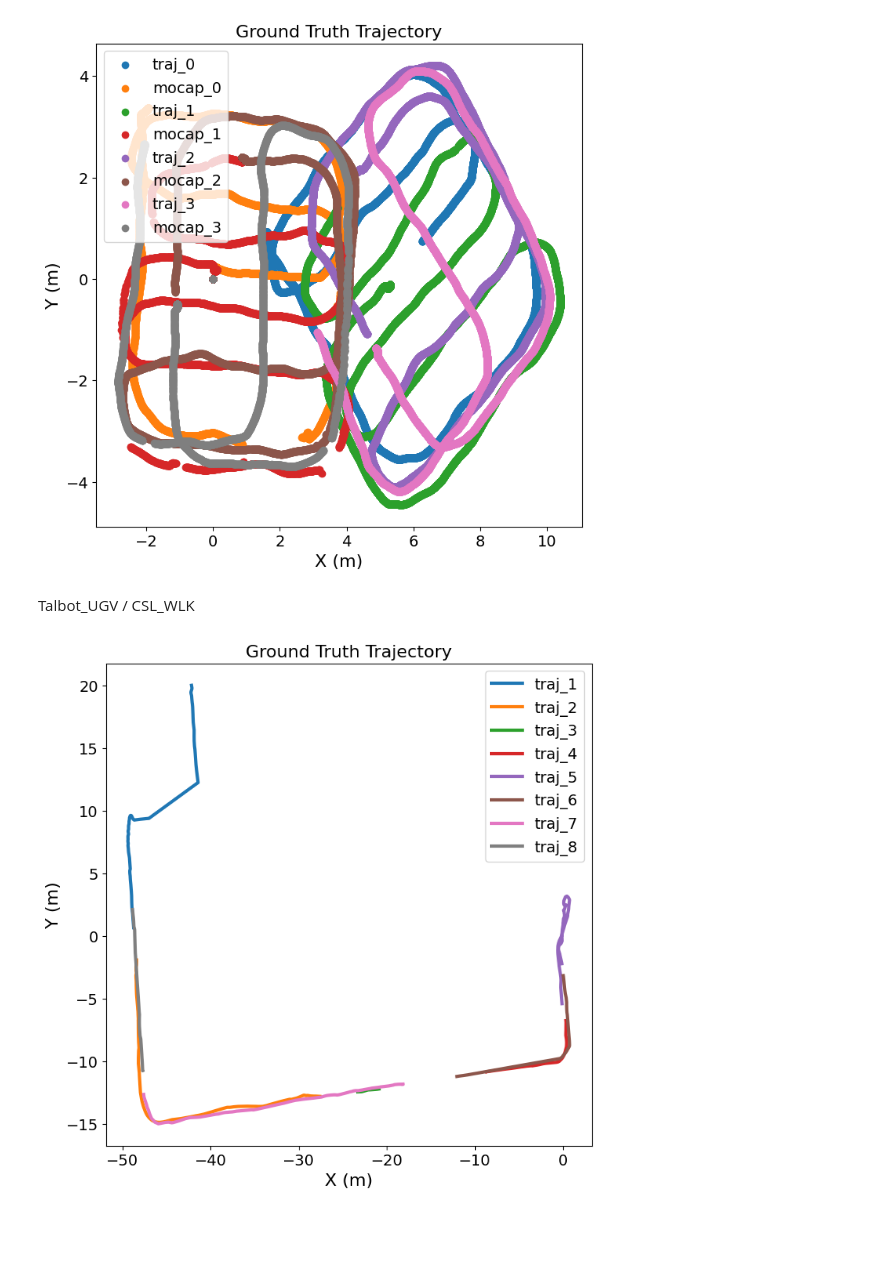
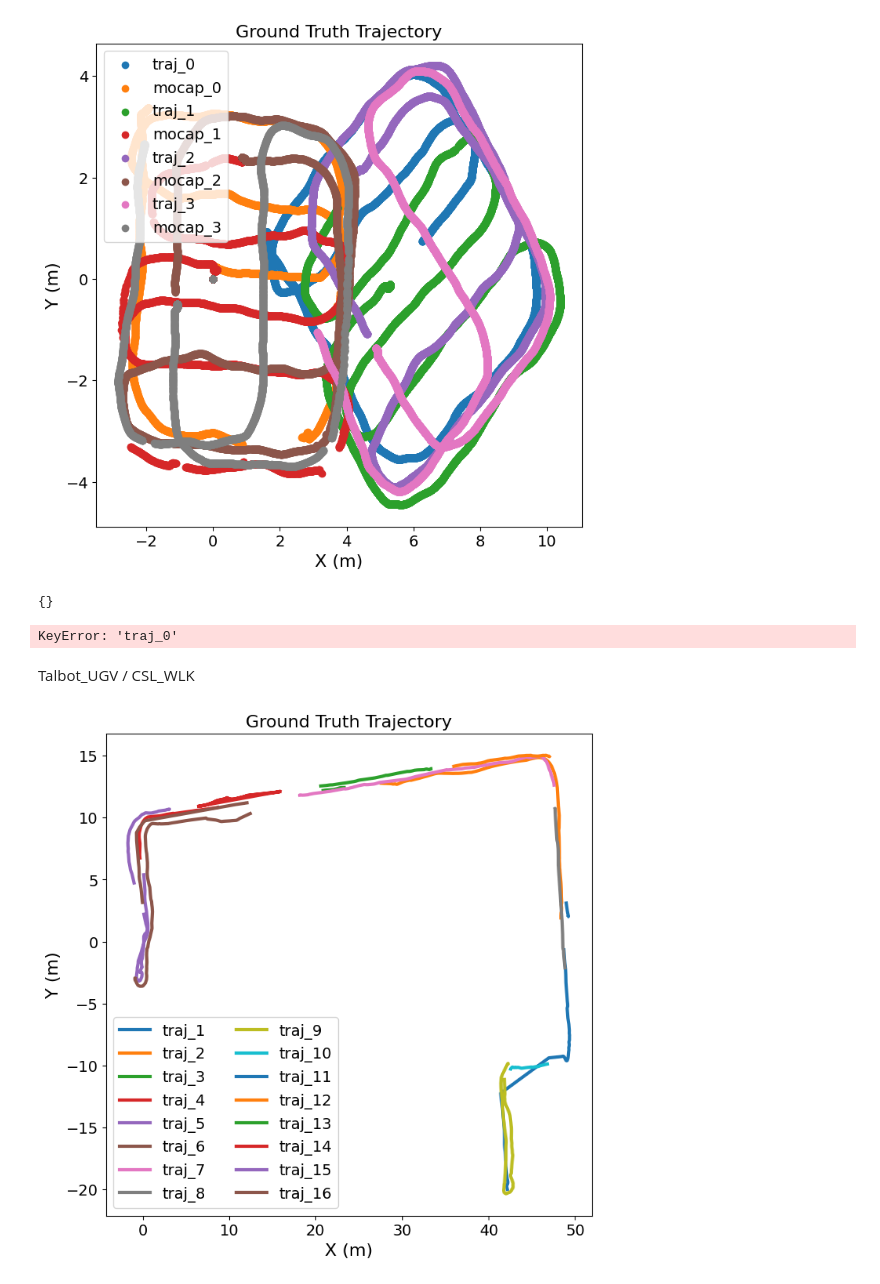
Before and after one commit to schoi355/multi_imu_fusion, a Jupyter notebook: MagPIE/gt_verification.ipynb, the cells around one changed output. Drawn from its saved outputs; the diff is of its cells as text; code cells hidden in the pictures; blank space fills up the shorter version.

```diff
--- a/MagPIE/gt_verification.ipynb
+++ b/MagPIE/gt_verification.ipynb
@@ -15,6 +15,7 @@ P_TA_hist = {}
 R_TA_hist = {}
 P_M_hist = {}
 R_M_hist = {}
+Q_TA_hist = {}
 
 for j in range(0, num_traj):
     start = f'dataset/Ground_Truth_Evaluation/magpie2Dataset_loc00{j}_start.csv'
@@ -53,6 +54,7 @@ for j in range(0, num_traj):
 
     p_hist = []
     r_hist = []
+    q_hist = []
     pm_hist = []
     rm_hist = []
     T_AS = np.eye(4)
@@ -78,9 +80,12 @@ for j in range(0, num_traj):
         R_AD = T_AD[:3, :3]
         angles = R.from_matrix(R_AD).as_euler('xyz', degrees=True)
         r_hist.append(angles)
+        quats = R.from_matrix(R_AD).as_quat()
+        q_hist.append(quats)
 
     P_TA_hist[f'traj_{j}'] = np.array(p_hist)
     R_TA_hist[f'traj_{j}'] = np.array(r_hist)
+    Q_TA_hist[f'traj_{j}'] = np.array(q_hist)
 
     for i in range(len(dfm)):
         # q_M = [rxm[i], rym[i], rzm[i], rwm[i]]
@@ -111,10 +116,29 @@ plt.yticks(fontsize=14)
 plt.show()
 # %% [output]
 [figure]
+# %%
+Q_TA_hist
+# %% [output]
+{}
+# %%
+# Save gt in csv file
+start_path = 'dataset/Ground_Truth_Evaluation/magpie2Dataset_loc000_start.csv'
+gt_path    = 'dataset/Ground_Truth_Evaluation/magpie2Dataset_loc000_gt.txt'
+df = pd.read_csv(start_path)
+
+t_array = np.array(df['t']*1e-9).reshape(-1, 1)
+
+gt_meas = np.hstack((t_array, P_TA_hist['traj_0'], Q_TA_hist['traj_0']))
+column_names = ["t", "px", "py", "pz", "qx", "qy", "qz", "qw"]
+df = pd.DataFrame(gt_meas, columns=column_names)
+# df['t'] = df['t'].astype('int64')
+df.to_csv(gt_path, sep=" ", index=False, header=False)
+# %% [output]
+KeyError: 'traj_0'
 # %% [markdown]
 Talbot_UGV / CSL_WLK
 # %%
-num_traj = 8
+num_traj = 16
 
 t_hist = {}
 P_TA_hist = {}
@@ -183,18 +207,18 @@ for j in range(1, num_traj+1):
 # %%
 fig = plt.figure(figsize=(8, 8))
 
 for j in range(1, num_traj+1):
-    plt.plot(P_TA_hist[f'traj_{j}'][:,0], P_TA_hist[f'traj_{j}'][:,1], linewidth=3, label=f'traj_{j}')
+    plt.plot(-P_TA_hist[f'traj_{j}'][:,0], -P_TA_hist[f'traj_{j}'][:,1], linewidth=3, label=f'traj_{j}')
 plt.xlabel('X (m)', fontsize=16)
 plt.ylabel('Y (m)', fontsize=16)
 plt.title('Ground Truth Trajectory', fontsize=16)
-plt.legend(ncol=1, fancybox=True, frameon=True, fontsize=14, loc='upper right')
+plt.legend(ncol=2, fancybox=True, frameon=True, fontsize=14, loc='lower left')
 plt.xticks(fontsize=14)
 plt.yticks(fontsize=14)
 # plt.xlim([-30, 40])
 # plt.ylim([-30, 40])
 
 # plt.grid(True)
 plt.show()
 # %% [output]
-[figure, old version]
+[figure, new version]
```
Also changed, not shown: parts of 2 cells of this notebook, 10 other files.
